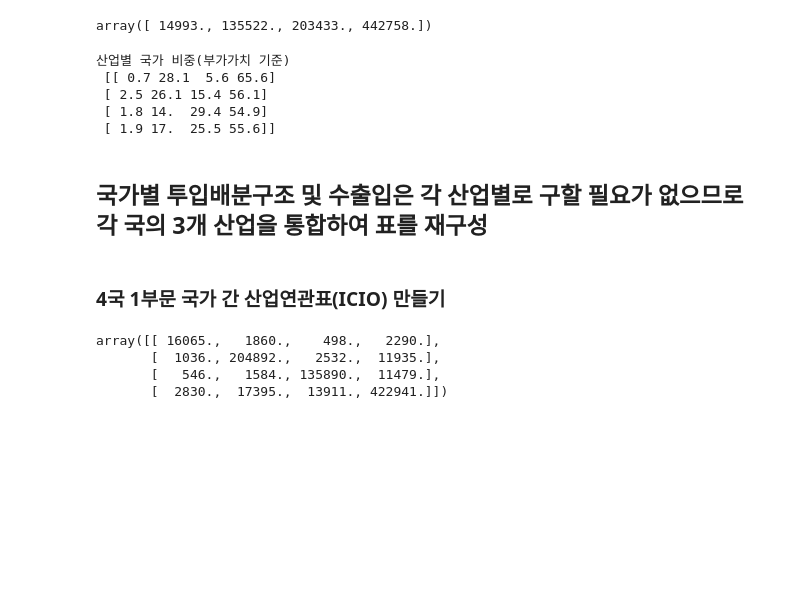
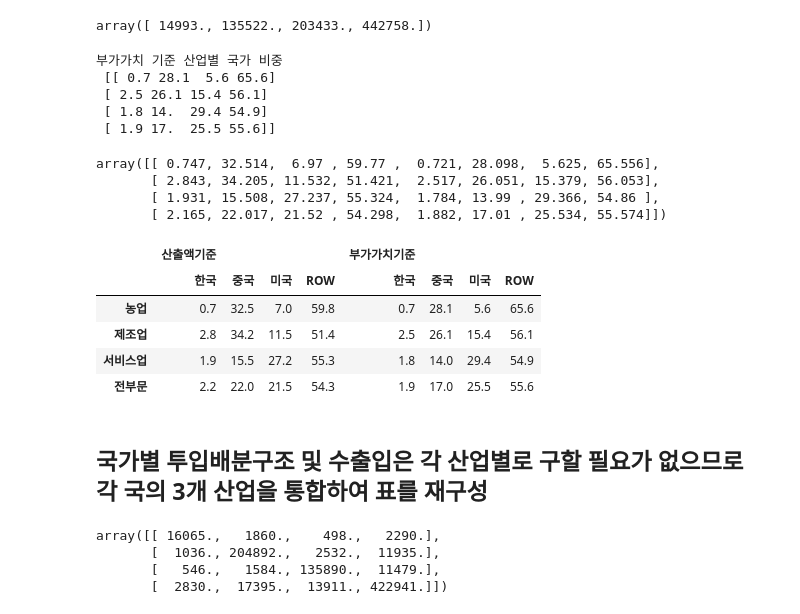
Before and after one commit to IO-2024/IOTs_with_python, a Jupyter notebook: Ch8. 국가 간 산업연관효과 분석_new.ipynb, the cells around one changed output. Cells and saved outputs as stored; diff of their text form; code cells hidden in the pictures; blank space fills up the shorter version.

```diff
--- a/Ch8. 국가 간 산업연관효과 분석_new.ipynb
+++ b/Ch8. 국가 간 산업연관효과 분석_new.ipynb
@@ -145,10 +189,30 @@ Ser_va_cons_wgt = (Ser_va_cons/Ser_va_cons.sum())*100
 All_va_cons_wgt = (All_va_cons/All_va_cons.sum())*100
 
 Cons_va_ind = np.vstack((Agr_va_cons_wgt,Manu_va_cons_wgt,Ser_va_cons_wgt,All_va_cons_wgt,))
-print('산업별 국가 비중(부가가치 기준)', '\n', Cons_va_ind.round(1))
+print('부가가치 기준 산업별 국가 비중', '\n', Cons_va_ind.round(1))
 # %% [output]
-산업별 국가 비중(부가가치 기준)
+부가가치 기준 산업별 국가 비중
  [[ 0.7 28.1  5.6 65.6]
  [ 2.5 26.1 15.4 56.1]
  [ 1.8 14.  29.4 54.9]
  [ 1.9 17.  25.5 55.6]]
+# %%
+WGT_by_INDS = np.hstack((Cons_ct_ind,Cons_va_ind))
+WGT_by_INDS
+# %% [output]
+array([[ 0.747, 32.514,  6.97 , 59.77 ,  0.721, 28.098,  5.625, 65.556],
+       [ 2.843, 34.205, 11.532, 51.421,  2.517, 26.051, 15.379, 56.053],
+       [ 1.931, 15.508, 27.237, 55.324,  1.784, 13.99 , 29.366, 54.86 ],
+       [ 2.165, 22.017, 21.52 , 54.298,  1.882, 17.01 , 25.534, 55.574]])
+# %%
+INDS_wgt_df = pd.DataFrame(WGT_by_INDS.round(1), columns = [['산출액기준','산출액기준','산출액기준','산출액기준','부가가치기준','부가가치기준','부가가치기준','부가가치기준'],
+                                                         ['한국', '중국', '미국','ROW', '한국', '중국', '미국','ROW']],
+                     index=['농업', '제조업', '서비스업', '전부문']) # 변수명 붙여서 pandas로 내보내기
+INDS_wgt_df
+# %% [output]
+|  | 산출액기준 |  |  |  | 부가가치기준 |  |  |  |
+|  | 한국 | 중국 | 미국 | ROW | 한국 | 중국 | 미국 | ROW |
+| 농업 | 0.7 | 32.5 | 7.0 | 59.8 | 0.7 | 28.1 | 5.6 | 65.6 |
+| 제조업 | 2.8 | 34.2 | 11.5 | 51.4 | 2.5 | 26.1 | 15.4 | 56.1 |
+| 서비스업 | 1.9 | 15.5 | 27.2 | 55.3 | 1.8 | 14.0 | 29.4 | 54.9 |
+| 전부문 | 2.2 | 22.0 | 21.5 | 54.3 | 1.9 | 17.0 | 25.5 | 55.6 |
@@ -155,5 +221,3 @@ print('산업별 국가 비중(부가가치 기준)', '\n', Cons_va_ind.round(1)
 # %% [markdown]
 ## 국가별 투입배분구조 및 수출입은 각 산업별로 구할 필요가 없으므로 각 국의 3개 산업을 통합하여 표를 재구성
-# %% [markdown]
-### 4국 1부문 국가 간 산업연관표(ICIO) 만들기
 # %%
```
Also changed, not shown: parts of 72 cells of this notebook.
